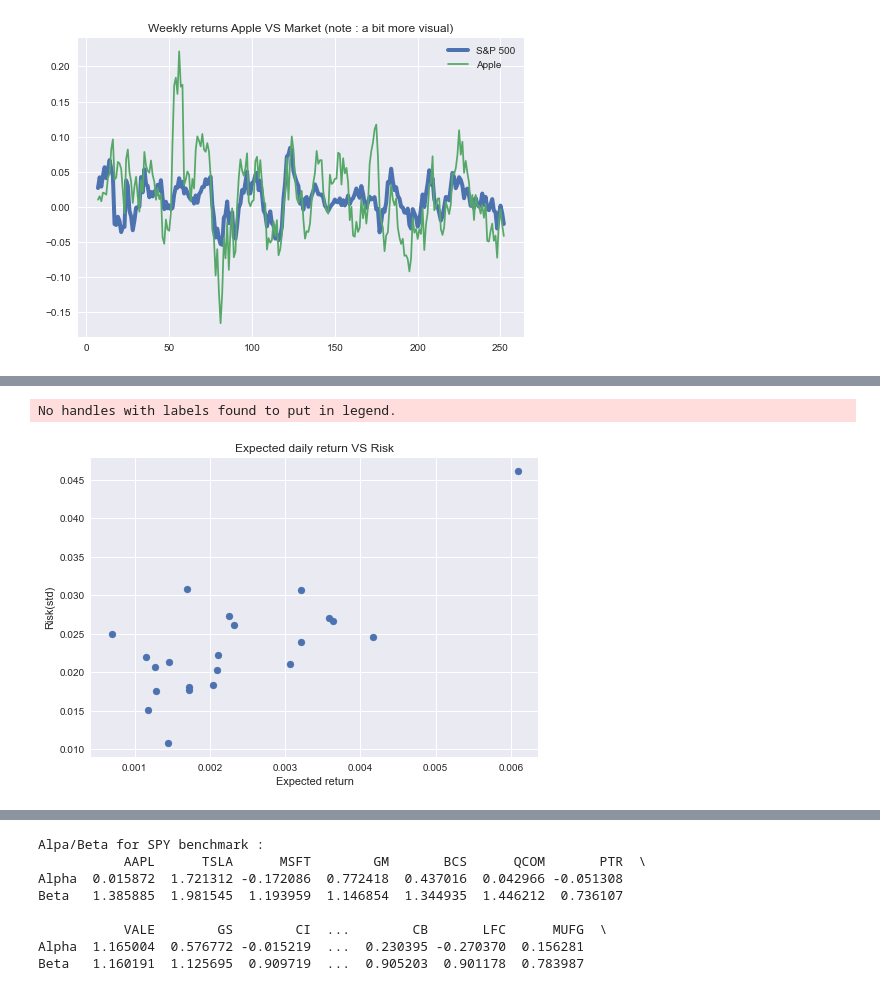
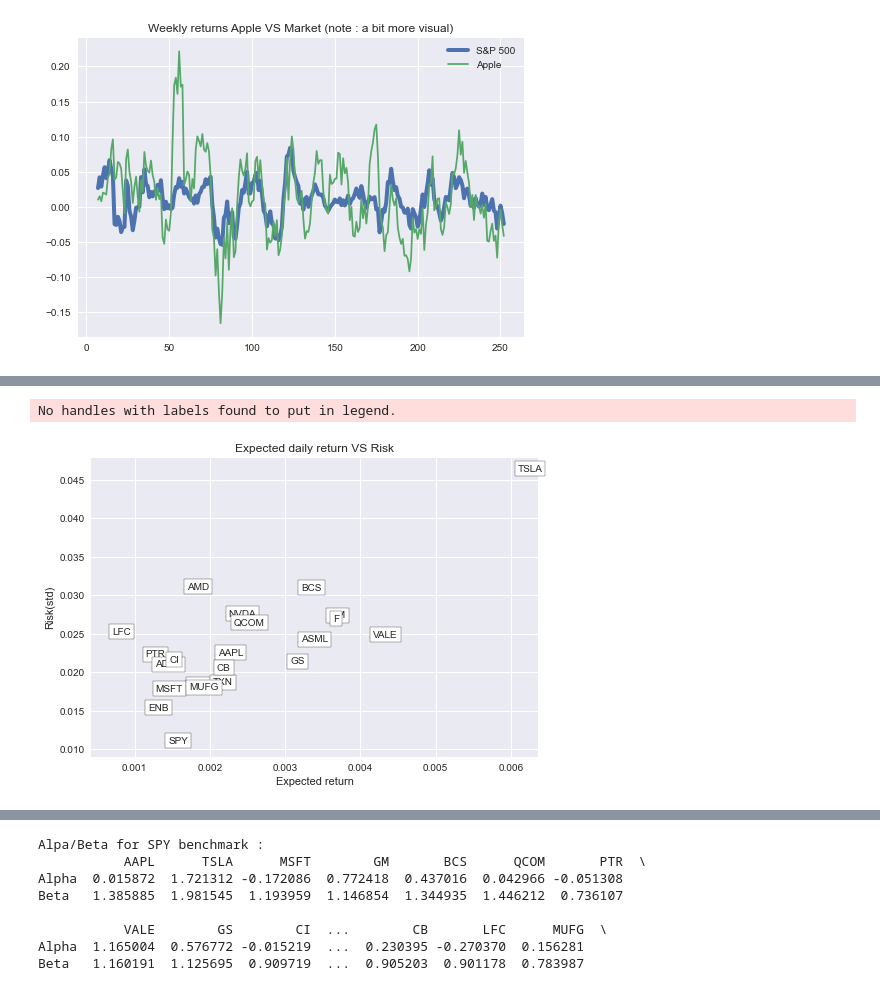
Before and after one commit to iskaspb/project-omega, a Jupyter notebook: src/BASS_analysis.ipynb, the cells around one changed output, grey strips where cells are left out. Cells and saved outputs as stored; diff of their text form; code cells hidden in the pictures.

Commit message:
add more graphs

```diff
--- a/src/BASS_analysis.ipynb
+++ b/src/BASS_analysis.ipynb
@@ -164,15 +165,23 @@ TotalReturn  0.603992  1.286252
 # %%
 # See more on visualisation : https://kanoki.org/2019/09/16/dataframe-visualization-with-pandas-plot/
 transposedStats = stats.transpose()
 plt.scatter(transposedStats['DailyMean'], transposedStats['DailyStd'])
+for ticker in stats.columns:
+    x = stats[ticker]['DailyMean']
+    y = stats[ticker]['DailyStd']
+    plt.annotate(
+        ticker,
+        (x, y),
+        bbox=dict(boxstyle="square", fc="w"))
+
 plt.legend()
 plt.xlabel('Expected return')
 plt.ylabel('Risk(std)')
 plt.title("Expected daily return VS Risk")
 plt.show()
 # %% [output]
 No handles with labels found to put in legend.
-[figure, old version]
+[figure, new version]
 # %%
 def getCovAndCorr(returns, stats):
     cov = []
```
Also changed, not shown: parts of 6 cells of this notebook.
